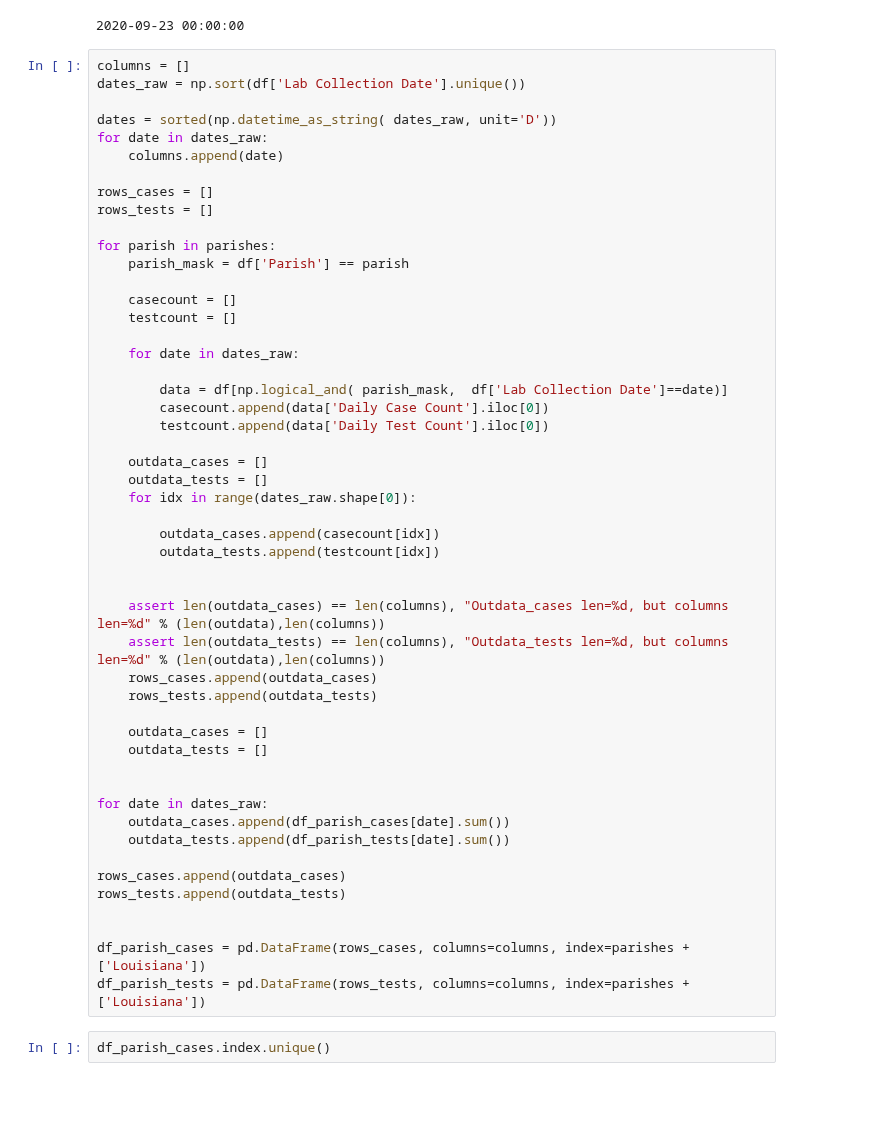
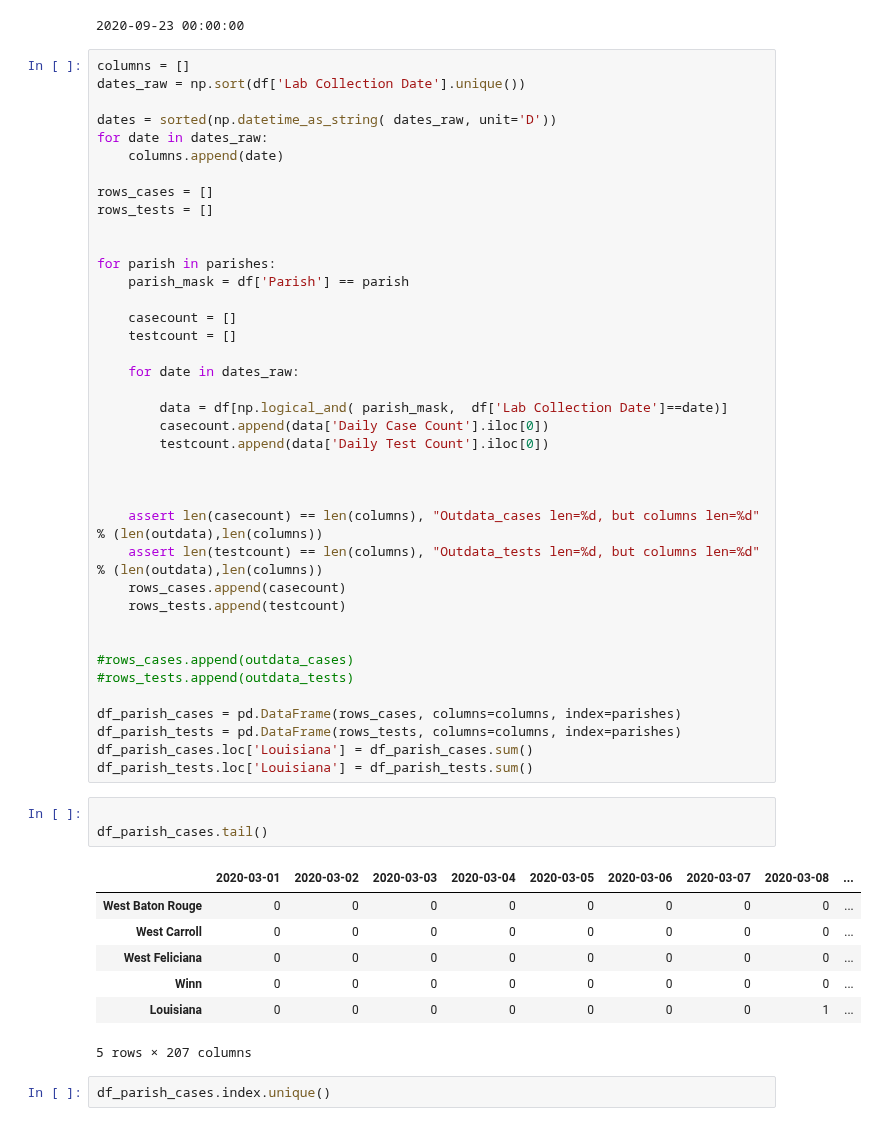
Before and after one commit to GarysCorner/Covid19-LaCompared, a Jupyter notebook: CovidData_ByParish.ipynb, the cells around one changed output. Saved outputs shown, nothing was run; the diff lists cells and outputs as text; blank space fills up the shorter version.

```diff
--- a/CovidData_ByParish.ipynb
+++ b/CovidData_ByParish.ipynb
@@ -38,6 +38,7 @@ for date in dates_raw:
 
 rows_cases = []
 rows_tests = []
+
 
 for parish in parishes:
     parish_mask = df['Parish'] == parish
@@ -51,33 +52,32 @@ for parish in parishes:
         casecount.append(data['Daily Case Count'].iloc[0])
         testcount.append(data['Daily Test Count'].iloc[0])
 
-    outdata_cases = []
-    outdata_tests = []
-    for idx in range(dates_raw.shape[0]):
-
-        outdata_cases.append(casecount[idx])
-        outdata_tests.append(testcount[idx])
 
 
-    assert len(outdata_cases) == len(columns), "Outdata_cases len=%d, but columns len=%d" % (len(outdata),len(columns))
-    assert len(outdata_tests) == len(columns), "Outdata_tests len=%d, but columns len=%d" % (len(outdata),len(columns))
-    rows_cases.append(outdata_cases)
-    rows_tests.append(outdata_tests)
-
-    outdata_cases = []
-    outdata_tests = []
+    assert len(casecount) == len(columns), "Outdata_cases len=%d, but columns len=%d" % (len(outdata),len(columns))
+    assert len(testcount) == len(columns), "Outdata_tests len=%d, but columns len=%d" % (len(outdata),len(columns))
+    rows_cases.append(casecount)
+    rows_tests.append(testcount)
 
 
-for date in dates_raw:
-    outdata_cases.append(df_parish_cases[date].sum())
-    outdata_tests.append(df_parish_tests[date].sum())
+#rows_cases.append(outdata_cases)
+#rows_tests.append(outdata_tests)
 
-rows_cases.append(outdata_cases)
-rows_tests.append(outdata_tests)
-
-
-df_parish_cases = pd.DataFrame(rows_cases, columns=columns, index=parishes + ['Louisiana'])
-df_parish_tests = pd.DataFrame(rows_tests, columns=columns, index=parishes + ['Louisiana'])
+df_parish_cases = pd.DataFrame(rows_cases, columns=columns, index=parishes)
+df_parish_tests = pd.DataFrame(rows_tests, columns=columns, index=parishes)
+df_parish_cases.loc['Louisiana'] = df_parish_cases.sum()
+df_parish_tests.loc['Louisiana'] = df_parish_tests.sum()
+# %%
+
+df_parish_cases.tail()
+# %% [output]
+|  | 2020-03-01 | 2020-03-02 | 2020-03-03 | 2020-03-04 | 2020-03-05 | 2020-03-06 | 2020-03-07 | 2020-03-08 | ... |
+| West Baton Rouge | 0 | 0 | 0 | 0 | 0 | 0 | 0 | 0 | ... |
+| West Carroll | 0 | 0 | 0 | 0 | 0 | 0 | 0 | 0 | ... |
+| West Feliciana | 0 | 0 | 0 | 0 | 0 | 0 | 0 | 0 | ... |
+| Winn | 0 | 0 | 0 | 0 | 0 | 0 | 0 | 0 | ... |
+| Louisiana | 0 | 0 | 0 | 0 | 0 | 0 | 0 | 1 | ... |
+5 rows × 207 columns
 # %%
 df_parish_cases.index.unique()
 # %% [output]
```
Also changed, not shown: parts of 4 cells of this notebook, 8 other files.
